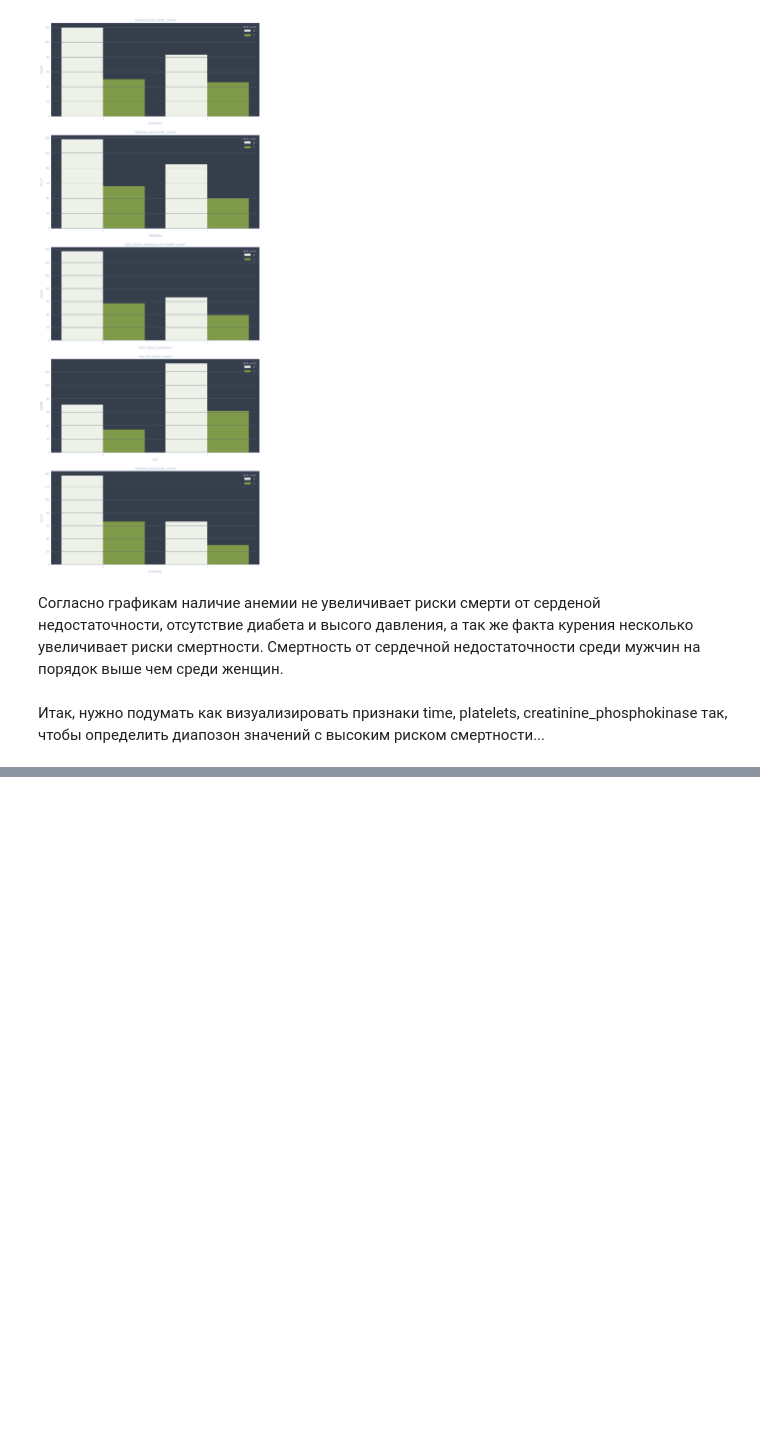
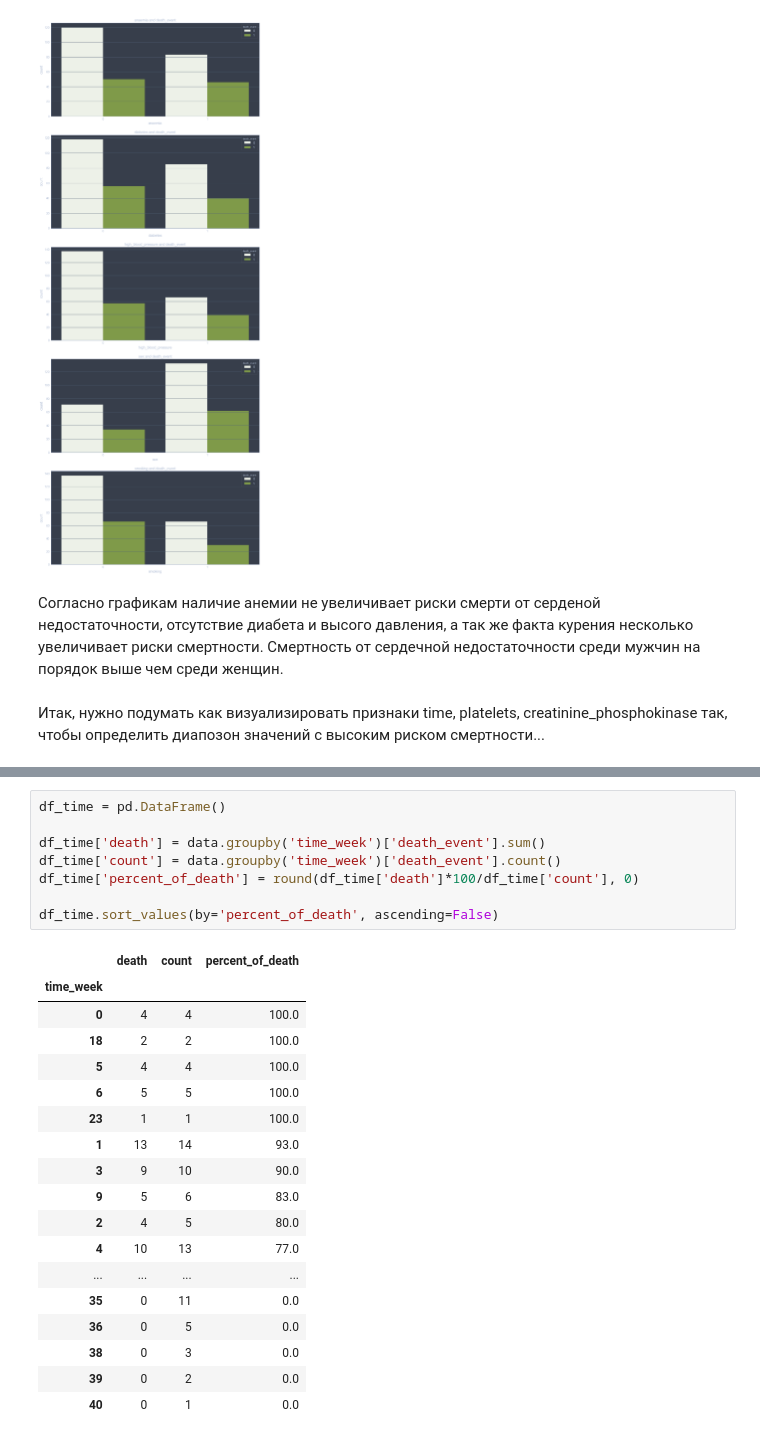
Before and after one commit to stusha-stu/Heart-Failure-Prediction-Project, a Jupyter notebook: heart_failure_clinical_records_predicting_death.ipynb, the cells around one changed output, grey strips where cells are left out. Cells and saved outputs as stored; diff of their text form; blank space fills up the shorter version.

Commit message:
time just round

```diff
--- a/heart_failure_clinical_records_predicting_death.ipynb
+++ b/heart_failure_clinical_records_predicting_death.ipynb
@@ -249,0 +216,27 @@ sns.lineplot(data=df_time, x="time_week", y="percent_of_death", color = 'g')
+# %%
+df_time = pd.DataFrame()
+
+df_time['death'] = data.groupby('time_week')['death_event'].sum()
+df_time['count'] = data.groupby('time_week')['death_event'].count()
+df_time['percent_of_death'] = round(df_time['death']*100/df_time['count'], 0)
+
+df_time.sort_values(by='percent_of_death', ascending=False)
+# %% [output]
+|  | death | count | percent_of_death |
+| time_week |  |  |  |
+| 0 | 4 | 4 | 100.0 |
+| 18 | 2 | 2 | 100.0 |
+| 5 | 4 | 4 | 100.0 |
+| 6 | 5 | 5 | 100.0 |
+| 23 | 1 | 1 | 100.0 |
+| 1 | 13 | 14 | 93.0 |
+| 3 | 9 | 10 | 90.0 |
+| 9 | 5 | 6 | 83.0 |
+| 2 | 4 | 5 | 80.0 |
+| 4 | 10 | 13 | 77.0 |
+| ... | ... | ... | ... |
+| 35 | 0 | 11 | 0.0 |
+| 36 | 0 | 5 | 0.0 |
+| 38 | 0 | 3 | 0.0 |
+| 39 | 0 | 2 | 0.0 |
+| 40 | 0 | 1 | 0.0 |
```
Also changed, not shown: parts of 12 cells of this notebook.
